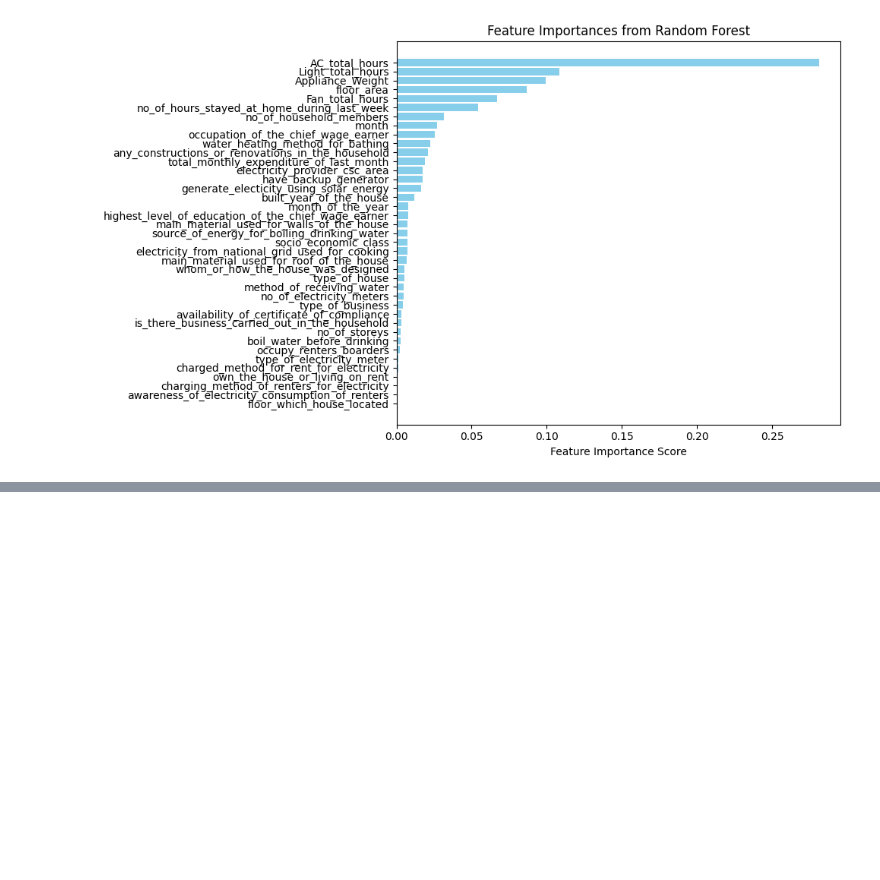
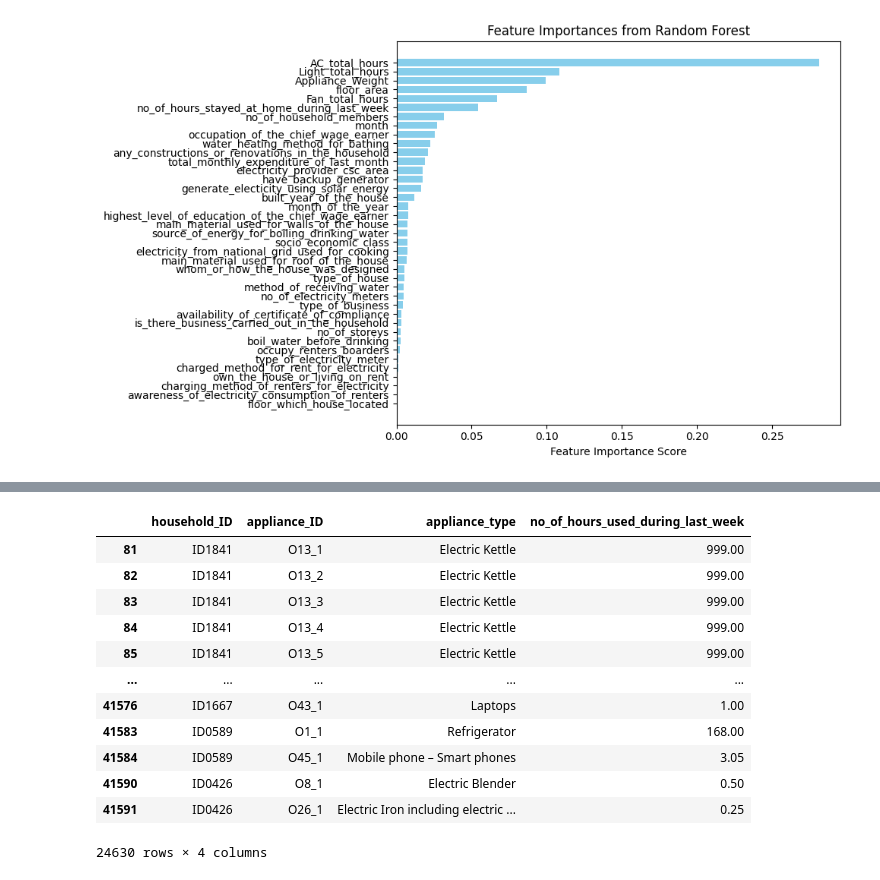
Before and after one commit to LIRNEasia/SL_electricity_consumption, a Jupyter notebook: notebooks/regressor_model.ipynb, the cells around one changed output, grey strips where cells are left out. Drawn from its saved outputs; the diff is of its cells as text; code cells hidden in the pictures; blank space fills up the shorter version.

```diff
--- a/notebooks/regressor_model.ipynb
+++ b/notebooks/regressor_model.ipynb
@@ -423,0 +486,16 @@ plt.show()
+# %%
+data2[data2.no_of_hours_used_during_last_week.notnull()]
+# %% [output]
+|  | household_ID | appliance_ID | appliance_type | no_of_hours_used_during_last_week |
+| 81 | ID1841 | O13_1 | Electric Kettle | 999.00 |
+| 82 | ID1841 | O13_2 | Electric Kettle | 999.00 |
+| 83 | ID1841 | O13_3 | Electric Kettle | 999.00 |
+| 84 | ID1841 | O13_4 | Electric Kettle | 999.00 |
+| 85 | ID1841 | O13_5 | Electric Kettle | 999.00 |
+| ... | ... | ... | ... | ... |
+| 41576 | ID1667 | O43_1 | Laptops | 1.00 |
+| 41583 | ID0589 | O1_1 | Refrigerator | 168.00 |
+| 41584 | ID0589 | O45_1 | Mobile phone – Smart phones | 3.05 |
+| 41590 | ID0426 | O8_1 | Electric Blender | 0.50 |
+| 41591 | ID0426 | O26_1 | Electric Iron including electric ... | 0.25 |
+24630 rows × 4 columns
```
Also changed, not shown: parts of 11 cells of this notebook, 3 other files.
